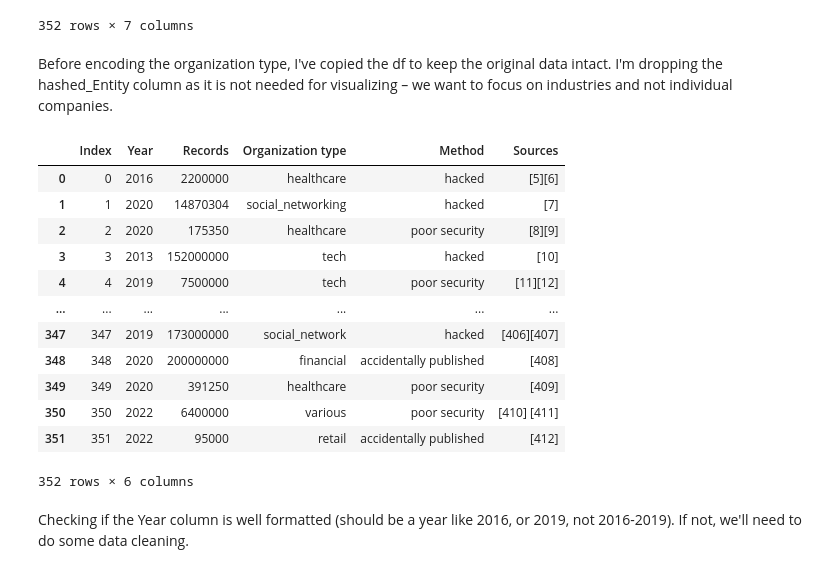
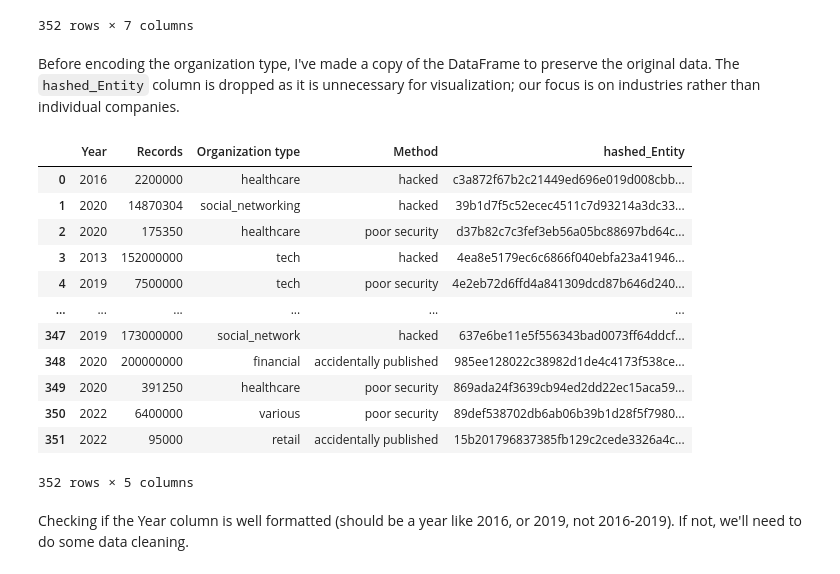
Before and after one commit to DeveloperMindset123/Accenture3A_Project, a Jupyter notebook: Accenture_3A_Ayan.ipynb, the cells around one changed output. Cells and saved outputs as stored; diff of their text form; code cells hidden in the pictures.

```diff
--- a/Accenture_3A_Ayan.ipynb
+++ b/Accenture_3A_Ayan.ipynb
@@ -127,23 +135,28 @@ df_copy1['Organization type'] = df_copy1['Organization type'].str.replace(',', '
 df_copy1['Organization type'] = df_copy1['Organization type'].str.replace(' ', '_') # we also replace the cases of spacing with '_'.
 df_copy1['Organization type'] = df_copy1['Organization type'].str.replace('__', '_')  # replace all instances of __ with _
 # %% [markdown]
-Before encoding the organization type, I've copied the df to keep the original data intact. I'm dropping the hashed_Entity column as it is not needed for visualizing – we want to focus on industries and not individual companies.
+Before encoding the organization type, I've made a copy of the DataFrame to preserve the original data. The `hashed_Entity` column is dropped as it is unnecessary for visualization; our focus is on industries rather than individual companies.
 # %%
 df_vis = df_copy1  #create another copy of the df_copy and perform further data preprocessing
 #drop the hashed entity column
-df_vis.drop(columns={'hashed_Entity'}, inplace=True)  #note: after dropping the column the first time, you may end up running into an error if you were to rerun the code block again
+#df_vis.drop(columns={'hashed_Entity'}, inplace=True)  #note: after dropping the column the first time, you may end up running into an error if you were to rerun the code block again
+#df_vis
+# drop the Soruces and index column
+df_vis.drop(columns=['Sources'], inplace=True)
+df_vis.drop(columns=['Index'], inplace=True)
+# check to see the new dataframe --> observe that df_vis no longer contains Sources and Index
 df_vis
 # %% [output]
-|  | Index | Year | Records | Organization type | Method | Sources |
-| 0 | 0 | 2016 | 2200000 | healthcare | hacked | [5][6] |
-| 1 | 1 | 2020 | 14870304 | social_networking | hacked | [7] |
-| 2 | 2 | 2020 | 175350 | healthcare | poor security | [8][9] |
-| 3 | 3 | 2013 | 152000000 | tech | hacked | [10] |
-| 4 | 4 | 2019 | 7500000 | tech | poor security | [11][12] |
-| ... | ... | ... | ... | ... | ... | ... |
-| 347 | 347 | 2019 | 173000000 | social_network | hacked | [406][407] |
-| 348 | 348 | 2020 | 200000000 | financial | accidentally published | [408] |
-| 349 | 349 | 2020 | 391250 | healthcare | poor security | [409] |
-| 350 | 350 | 2022 | 6400000 | various | poor security | [410] [411] |
-| 351 | 351 | 2022 | 95000 | retail | accidentally published | [412] |
+|  | Year | Records | Organization type | Method | hashed_Entity |
+| 0 | 2016 | 2200000 | healthcare | hacked | c3a872f67b2c21449ed696e019d008cbb... |
+| 1 | 2020 | 14870304 | social_networking | hacked | 39b1d7f5c52ecec4511c7d93214a3dc33... |
+| 2 | 2020 | 175350 | healthcare | poor security | d37b82c7c3fef3eb56a05bc88697bd64c... |
+| 3 | 2013 | 152000000 | tech | hacked | 4ea8e5179ec6c6866f040ebfa23a41946... |
+| 4 | 2019 | 7500000 | tech | poor security | 4e2eb72d6ffd4a841309dcd87b646d240... |
+| ... | ... | ... | ... | ... | ... |
+| 347 | 2019 | 173000000 | social_network | hacked | 637e6be11e5f556343bad0073ff64ddcf... |
+| 348 | 2020 | 200000000 | financial | accidentally published | 985ee128022c38982d1de4c4173f538ce... |
+| 349 | 2020 | 391250 | healthcare | poor security | 869ada24f3639cb94ed2dd22ec15aca59... |
+| 350 | 2022 | 6400000 | various | poor security | 89def538702db6ab06b39b1d28f5f7980... |
+| 351 | 2022 | 95000 | retail | accidentally published | 15b201796837385fb129c2cede3326a4c... |
-352 rows × 6 columns
+352 rows × 5 columns
```
Also changed, not shown: parts of 4 cells of this notebook.
